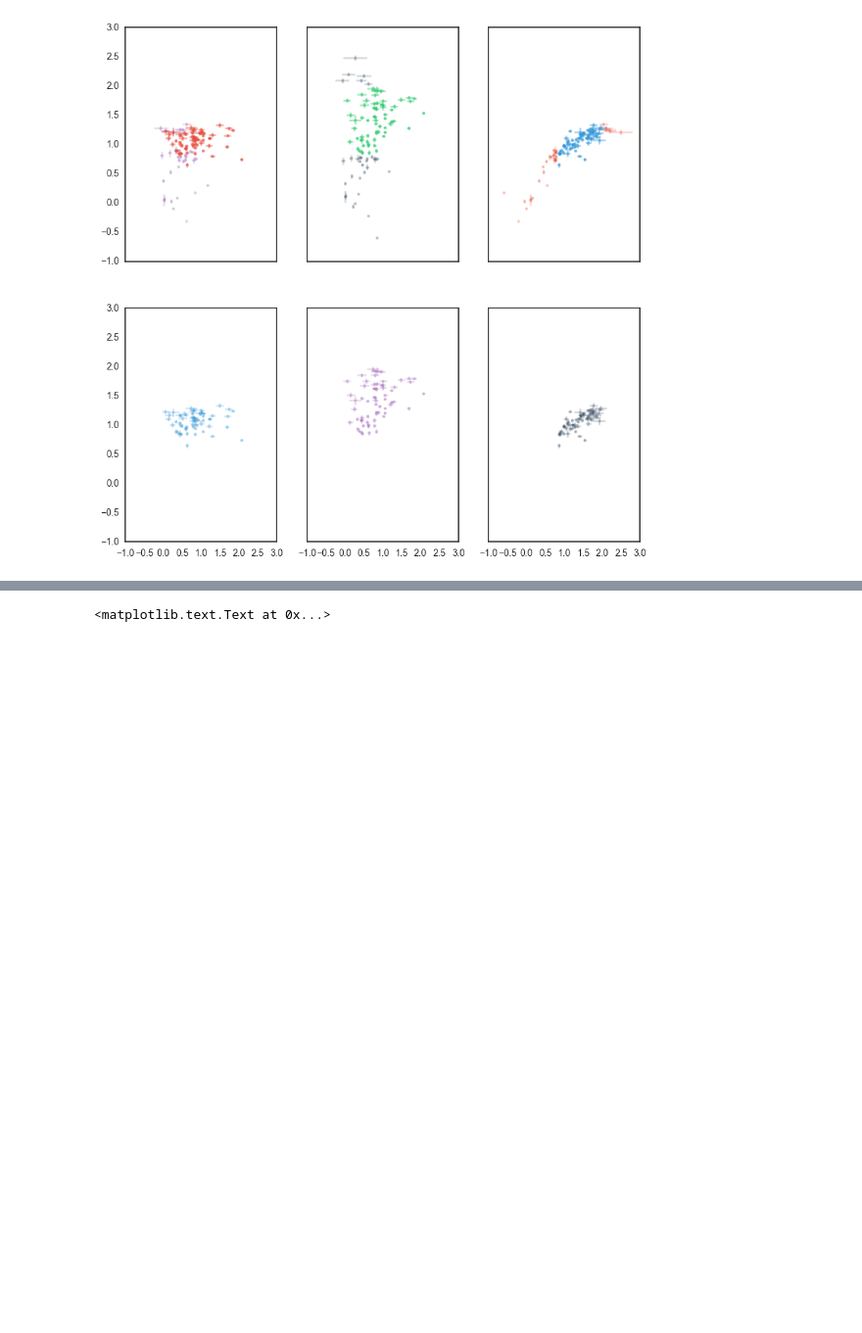
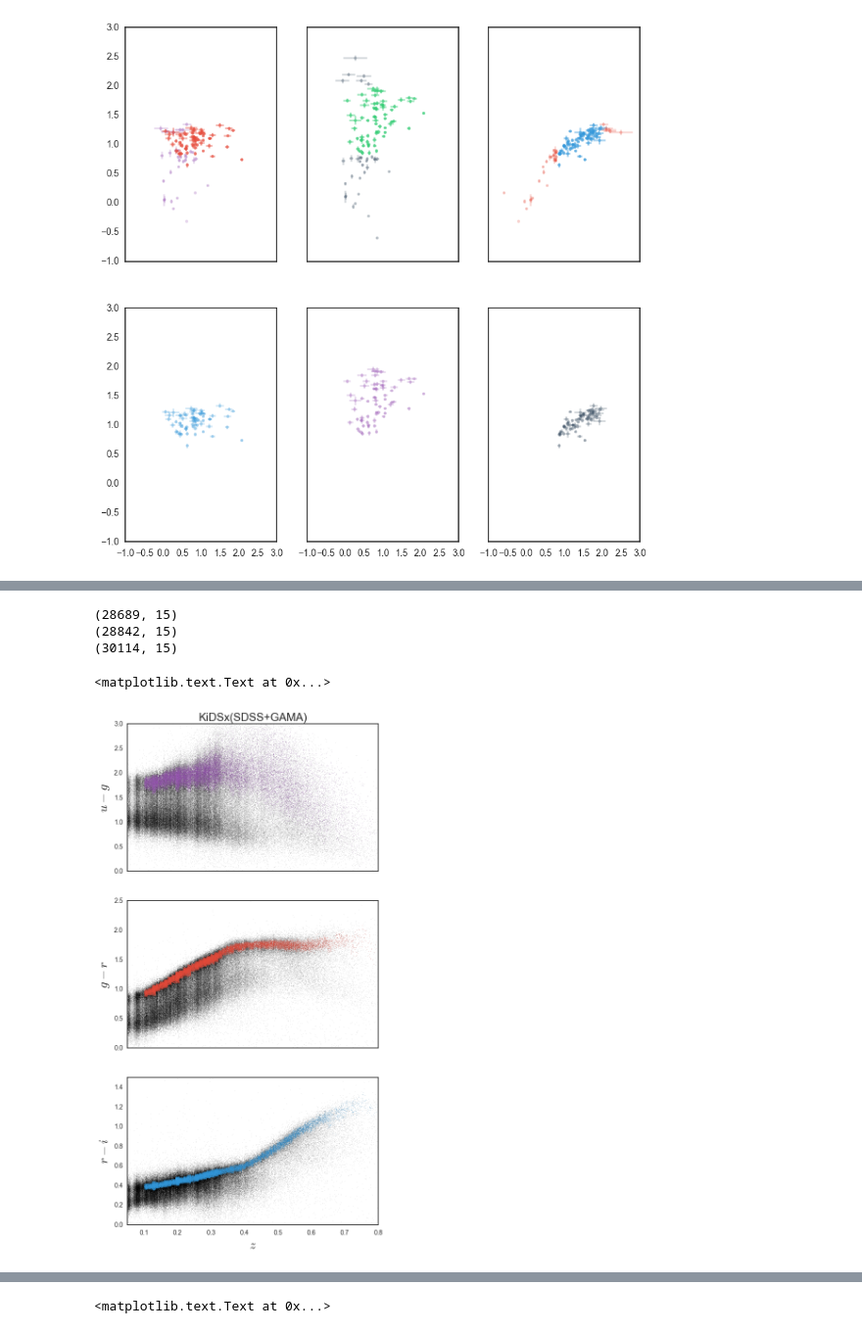
Before and after one commit to mjvakili/redsq, a Jupyter notebook: code/catalog_unifier.ipynb, the cells around one changed output, grey strips where cells are left out. Shown at 98% size. Saved outputs shown, nothing was run; the diff lists cells and outputs as text; code cells hidden in the pictures; blank space fills up the shorter version.

```diff
--- a/code/catalog_unifier.ipynb
+++ b/code/catalog_unifier.ipynb
@@ -611,0 +612,38 @@ ax[0].set_title("KiDSx(SDSS+GAMA)" , fontsize = 17.5)
+# %%
+import h5py
+red_cat = h5py.File("red_cat.hdf5","r")["red"][:]
+print red_cat.shape
+red_cat = h5py.File("red_cat_hires.hdf5","r")["red"][:]
+print red_cat.shape
+red_cat = h5py.File("red_cat_sures.hdf5","r")["red"][:]
+print red_cat.shape
+
+fig , ax = plt.subplots(nrows=3,ncols=1 , figsize=(7,14))
+ax[0].scatter(dp[11,:] , dp[8,:] , s = 0.005 , color = "k")
+ax[0].scatter(red_cat[:,0] , red_cat[:,3] , s = 0.03 , color = next(palette))
+ax[1].scatter(dp[11,:] , dp[9,:] , s = 0.005 , color = "k")
+ax[1].scatter(red_cat[:,0] , red_cat[:,4] , s = 0.03, color = next(palette))
+ax[2].scatter(dp[11,:] , dp[10,:] , s = 0.005 , color = "k")
+ax[2].scatter(red_cat[:,0] , red_cat[:,5] , s = 0.03, color = next(palette))
+ax[0].set_xlim(0.05,0.8)
+ax[0].set_ylim(0,3)
+ax[0].set_xticks([])
+
+ax[1].set_xlim(0.05,0.8)
+ax[1].set_ylim(0,2.5)
+ax[1].set_xticks([])
+
+ax[2].set_xlim(0.05,0.8)
+ax[2].set_ylim(0,1.5)
+ax[2].set_xlabel(r"$z$" , fontsize = 20)
+ax[0].set_ylabel(r"$u-g$" , fontsize = 20)
+ax[1].set_ylabel(r"$g-r$" , fontsize = 20)
+ax[2].set_ylabel(r"$r-i$" , fontsize = 20)
+
+ax[0].set_title("KiDSx(SDSS+GAMA)" , fontsize = 17.5)
+# %% [output]
+(28689, 15)
+(28842, 15)
+(30114, 15)
+<matplotlib.text.Text at 0x...>
+[figure, added]
```
Also changed, not shown: parts of 2 cells of this notebook, 1 other file.
